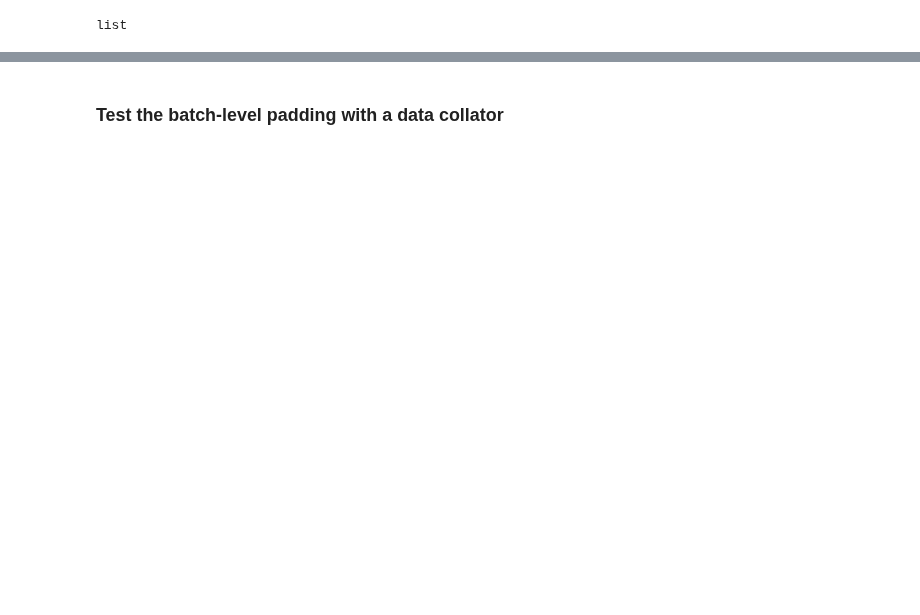
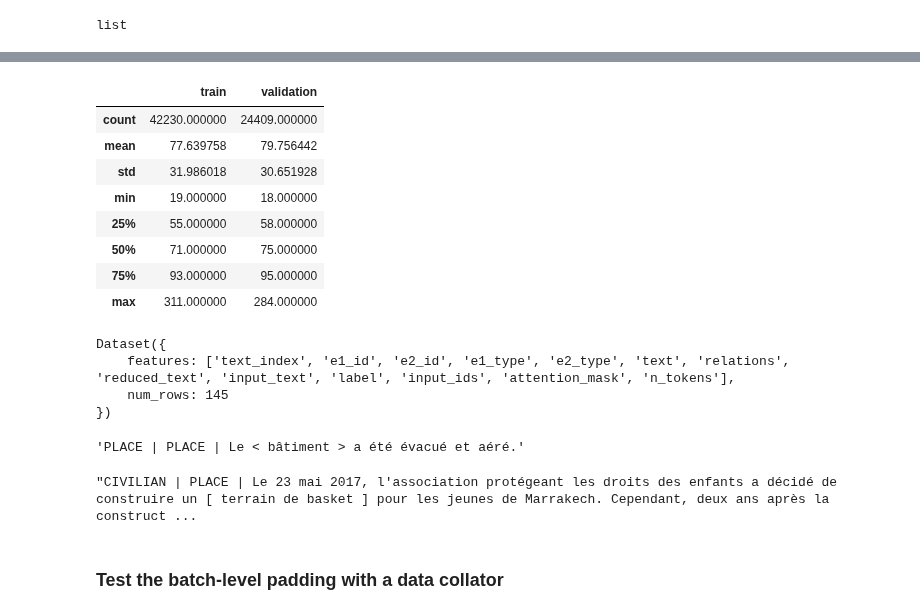
Before and after one commit to lengocluyen/relation_extraction_textmine25, a Jupyter notebook: defi_textmine_2025/mth2_hasrelation_whatrelation/step1_hastrelation.ipynb, the cells around one changed output, grey strips where cells are left out. Cells and saved outputs as stored; diff of their text form; code cells hidden in the pictures; blank space fills up the shorter version.

```diff
--- a/defi_textmine_2025/mth2_hasrelation_whatrelation/step1_hastrelation.ipynb
+++ b/defi_textmine_2025/mth2_hasrelation_whatrelation/step1_hastrelation.ipynb
@@ -249,3 +290,39 @@ list
+# %%
+split2ntokens_df = pd.DataFrame(
+    {
+        split_name: pd.Series(
+            [e["n_tokens"] for e in tqdm(tokenized_datasets[split_name], split_name)],
+            name=f"{split_name}_text_n_tokens",
+        )
+        for split_name in tokenized_datasets.keys()
+    }
+)
+split2ntokens_df.describe()
+# %% [output]
+|  | train | validation |
+| count | 42230.000000 | 24409.000000 |
+| mean | 77.639758 | 79.756442 |
+| std | 31.986018 | 30.651928 |
+| min | 19.000000 | 18.000000 |
+| 25% | 55.000000 | 58.000000 |
+| 50% | 71.000000 | 75.000000 |
+| 75% | 93.000000 | 95.000000 |
+| max | 311.000000 | 284.000000 |
+# %%
+tokenized_datasets["train"].filter(lambda x: x['n_tokens'] > 200)
+# %% [output]
+Dataset({
+    features: ['text_index', 'e1_id', 'e2_id', 'e1_type', 'e2_type', 'text', 'relations', 'reduced_text', 'input_text', 'label', 'input_ids', 'attention_mask', 'n_tokens'],
+    num_rows: 145
+})
+# %%
+tokenized_datasets["train"].filter(lambda x: x['n_tokens'] == 19)[0]['input_text']
+# %% [output]
+'PLACE | PLACE | Le < bâtiment > a été évacué et aéré.'
+# %%
+tokenized_datasets["train"].filter(lambda x: x['n_tokens'] > 300)[0]['input_text']
+# %% [output]
+"CIVILIAN | PLACE | Le 23 mai 2017, l'association protégeant les droits des enfants a décidé de construire un [ terrain de basket ] pour les jeunes de Marrakech. Cependant, deux ans après la construct ...
 # %% [markdown]
 ### Test the batch-level padding with a data collator
 # %%
```
Also changed, not shown: parts of 26 cells of this notebook, 2 other files.
